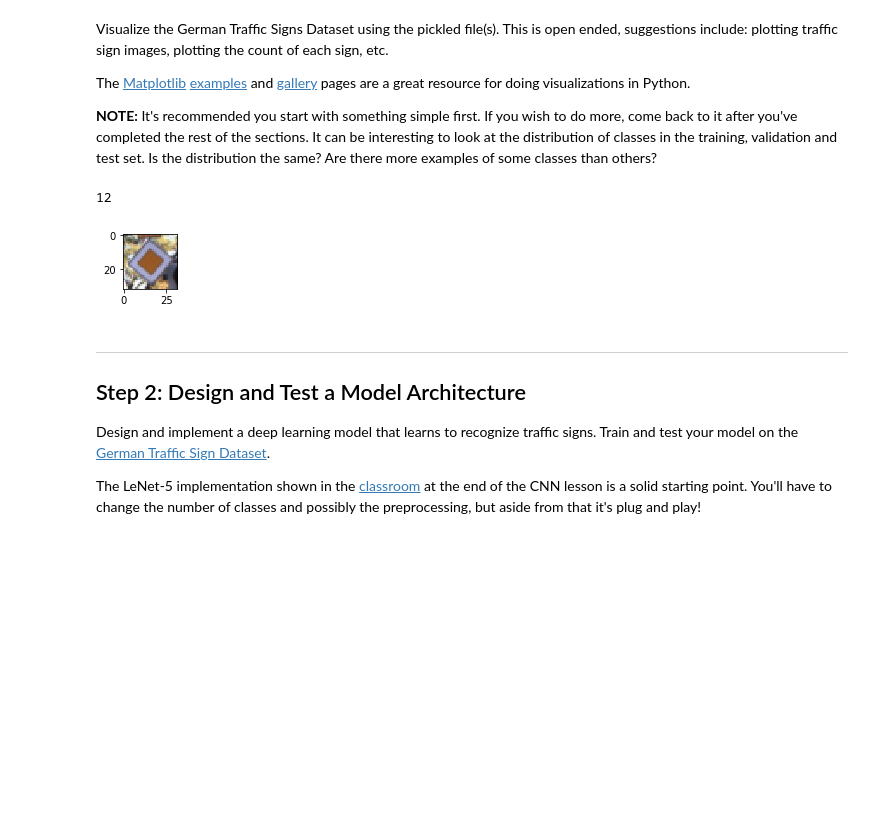
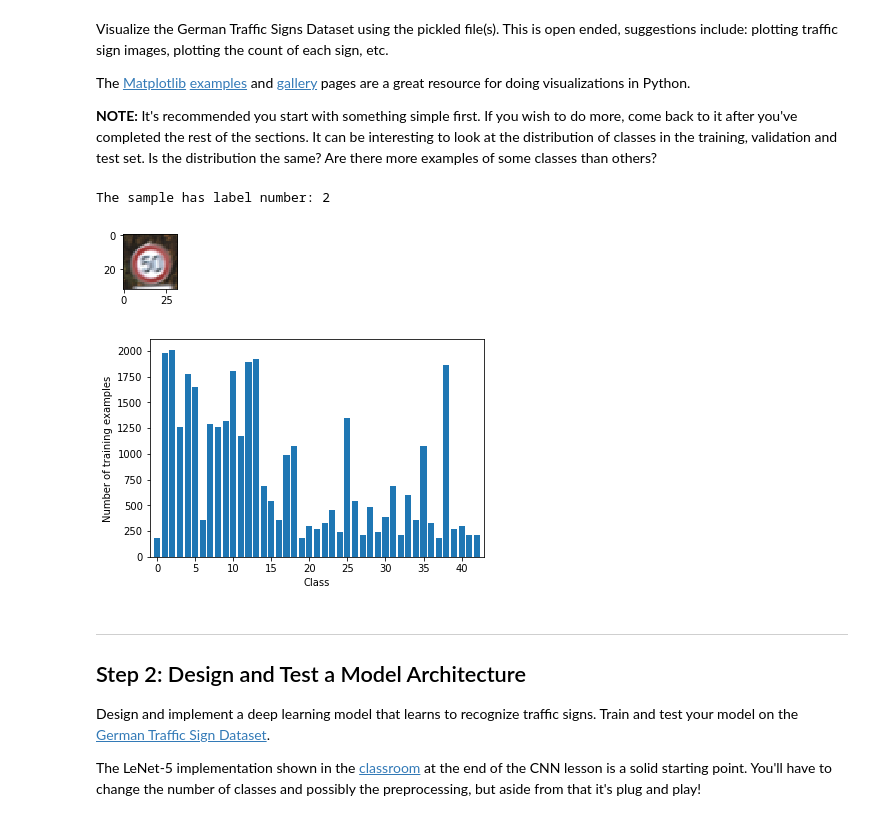
Before and after one commit to mrrocketraccoon/GermanTrafficSignClassifier, a Jupyter notebook: Traffic_Sign_Classifier.ipynb, the cells around one changed output. Cells and saved outputs as stored; diff of their text form; code cells hidden in the pictures; blank space fills up the shorter version.

```diff
--- a/Traffic_Sign_Classifier.ipynb
+++ b/Traffic_Sign_Classifier.ipynb
@@ -93,20 +97,31 @@ The [Matplotlib](http://matplotlib.org/) [examples](http://matplotlib.org/exampl
 # %%
 ### Data exploration visualization code goes here.
 ### Feel free to use as many code cells as needed.
 import matplotlib.pyplot as plt
 import random
 # Visualizations will be shown in the notebook.
 %matplotlib inline
 
 index = random.randint(0, len(X_train))
 image = X_train[index].squeeze()
 
+print("The sample has label number: {}".format(y_train[index]))
 plt.figure(figsize=(1,1))
 plt.imshow(image, cmap="gray")
-print(y_train[index])
+plt.show()
+
+classes, indices, class_counts = np.unique(y_train, return_index = True, return_counts = True)
+
+# display the distribution of classes in the training set
+plt.bar(np.arange(43), class_counts, align='center')
+plt.xlabel('Class')
+plt.ylabel('Number of training examples')
+plt.xlim([-1, 43])
+plt.show()
 # %% [output]
-12
+The sample has label number: 2
-[figure, old version]
+[figure, new version]
+[figure, added]
 # %% [markdown]
 ----
 
```
Also changed, not shown: parts of 12 cells of this notebook.
